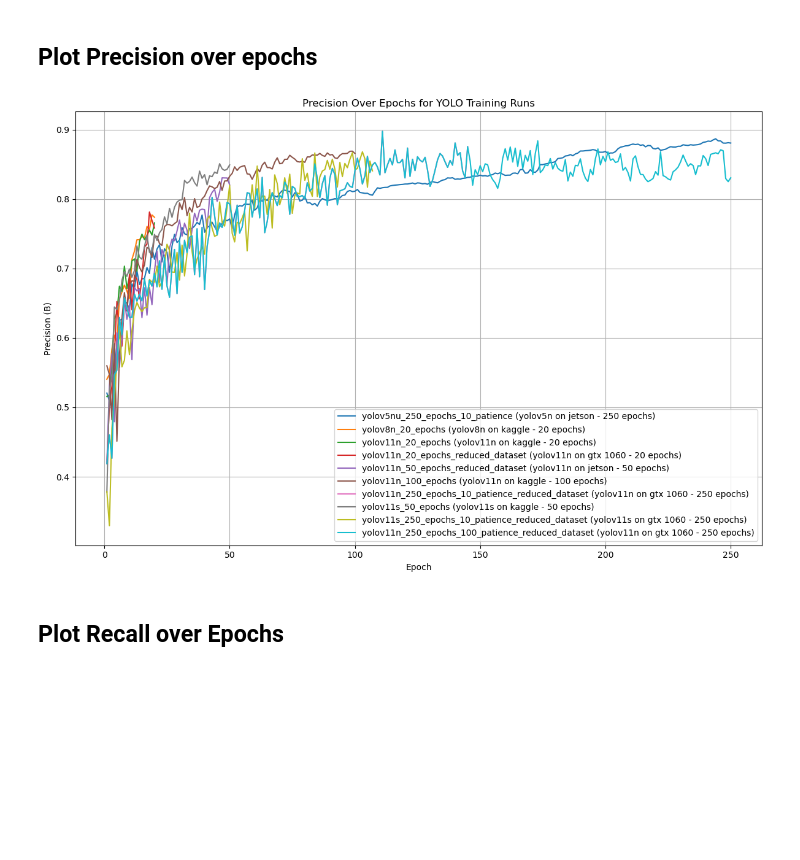
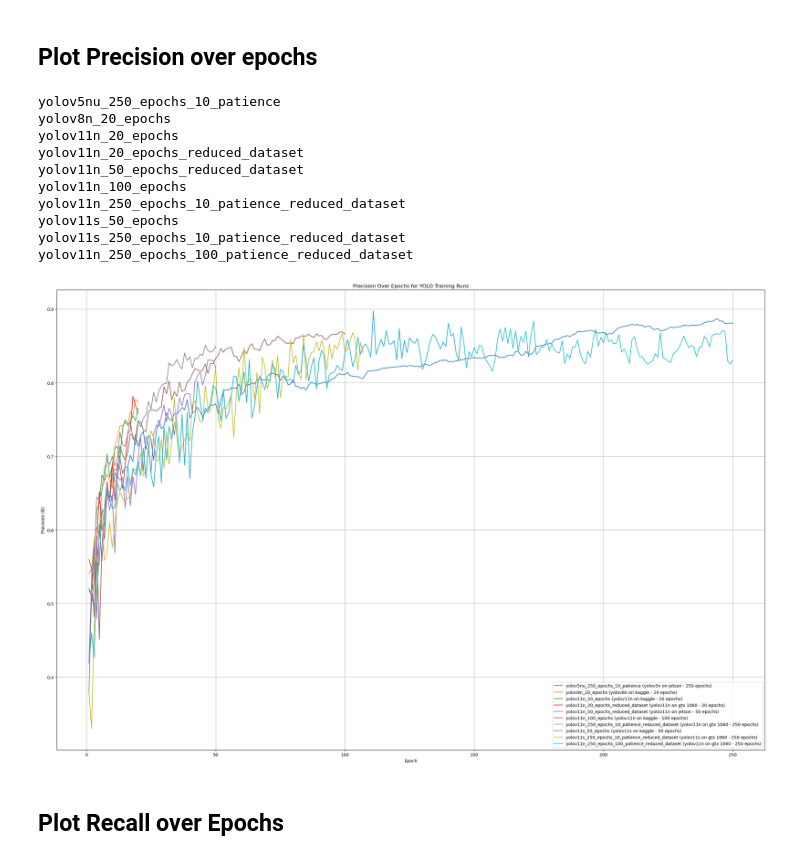
Before and after one commit to TheGoncaloSilva/yolo_pothole_detection, a Jupyter notebook: analyze_results.ipynb, the cells around one changed output. Cells and saved outputs as stored; diff of their text form; code cells hidden in the pictures; blank space fills up the shorter version.

```diff
--- a/analyze_results.ipynb
+++ b/analyze_results.ipynb
@@ -25,7 +25,7 @@ trainingResults: dict = {
         "patience": 100,
         "dataset": "full",
         "optimizer": "auto",
-        #"training_time": 4.34, # in hours
+        "training_time": 0.32, # in hours
         "path": os.path.join(rootFolder, "yolov8n_20_epochs", "runs", "detect", "train", "results.csv"),
     },
     "yolov11n_20_epochs":
@@ -36,7 +36,7 @@ trainingResults: dict = {
         "patience": 100,
         "dataset": "full",
         "optimizer": "auto",
-        #"training_time": 4.34, # in hours
+        "training_time": 1.13, # in hours
         "path": os.path.join(rootFolder, "yolov11n_20_epochs", "results", "runs", "detect", "train", "results.csv"),
     },
     "yolov11n_20_epochs_adam_optimizer":
@@ -80,7 +80,7 @@ trainingResults: dict = {
         "patience": 100,
         "dataset": "full",
         "optimizer": "auto",
-        "training_time": 8.68, # in hours
+        "training_time": 4.24, # in hours
         "path": os.path.join(rootFolder, "yolov11n_100_epochs", "runs", "detect", "train", "results.csv"),
     },
     "yolov11n_250_epochs_10_patience_reduced_dataset":
@@ -113,7 +113,7 @@ trainingResults: dict = {
         "patience": 100,
         "dataset": "full",
         "optimizer": "auto",
-        #"training_time": 2.17, # in hours
+        "training_time": 3.25, # in hours.minutes
         "path": os.path.join(rootFolder, "yolov11s_50_epochs", "runs", "detect", "train", "results.csv"),
     },
     "yolov11s_250_epochs_10_patience_reduced_dataset":
@@ -225,39 +225,50 @@ plt.show()
 valid_entries = {key: val for key, val in trainingResults.items() if 'path' in val and os.path.exists(val['path'])}
 
 # Initialize a plot
-plt.figure(figsize=(12, 8))
+plt.figure(figsize=(24, 16))
 
 # Process each valid entry
 for key, details in valid_entries.items():
+    print(key)
     try:
         # Read the CSV file
         df = pd.read_csv(details['path'])
 
         # Extract epoch and precision
         epochs = df['epoch']
         precision = df['metrics/precision(B)']
 
         # Generate a label
         label = f"{key} ({details['model']} on {details['platform']} - {details['epochs']} epochs)"
 
         # Plot precision over epochs
         plt.plot(epochs, precision, label=label)
 
     except Exception as e:
         print(f"Error processing {key}: {e}")
 
 # Customize the plot
 plt.title("Precision Over Epochs for YOLO Training Runs")
 plt.xlabel("Epoch")
 plt.ylabel("Precision (B)")
 plt.legend()
 plt.grid(True)
 plt.tight_layout()
 
 # Show the plot
 plt.show()
 # %% [output]
+yolov5nu_250_epochs_10_patience
+yolov8n_20_epochs
+yolov11n_20_epochs
+yolov11n_20_epochs_reduced_dataset
+yolov11n_50_epochs_reduced_dataset
+yolov11n_100_epochs
+yolov11n_250_epochs_10_patience_reduced_dataset
+yolov11s_50_epochs
+yolov11s_250_epochs_10_patience_reduced_dataset
+yolov11n_250_epochs_100_patience_reduced_dataset
-[figure, old version]
+[figure, new version]
 # %% [markdown]
 ## Plot Recall over Epochs
 # %%
```
